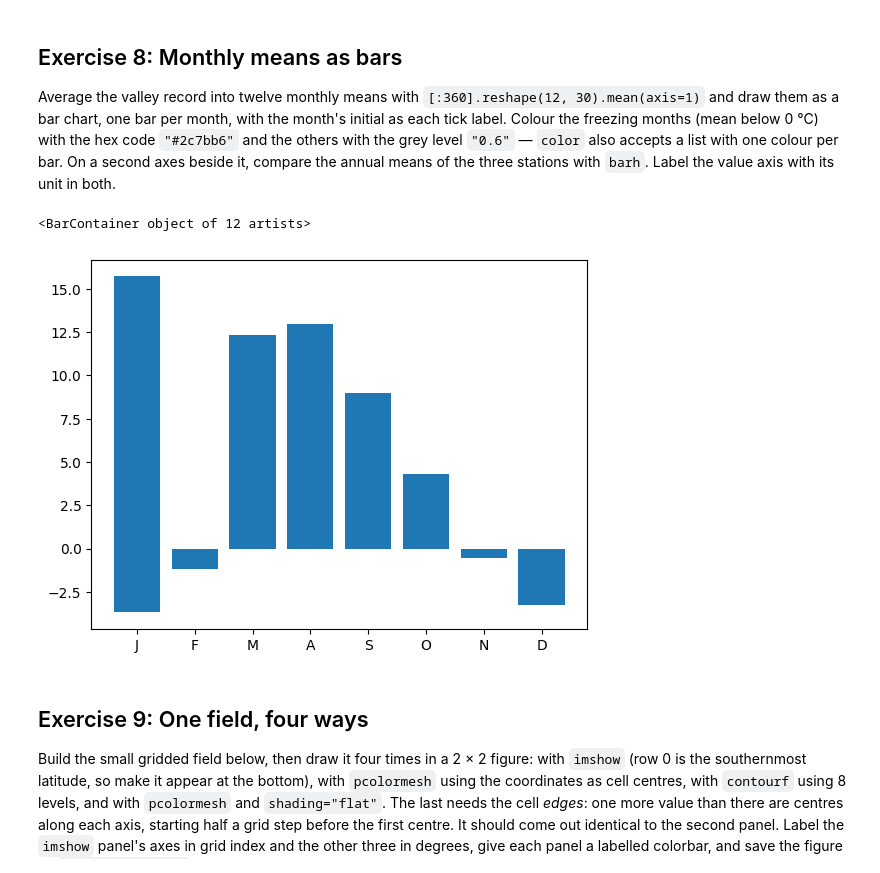
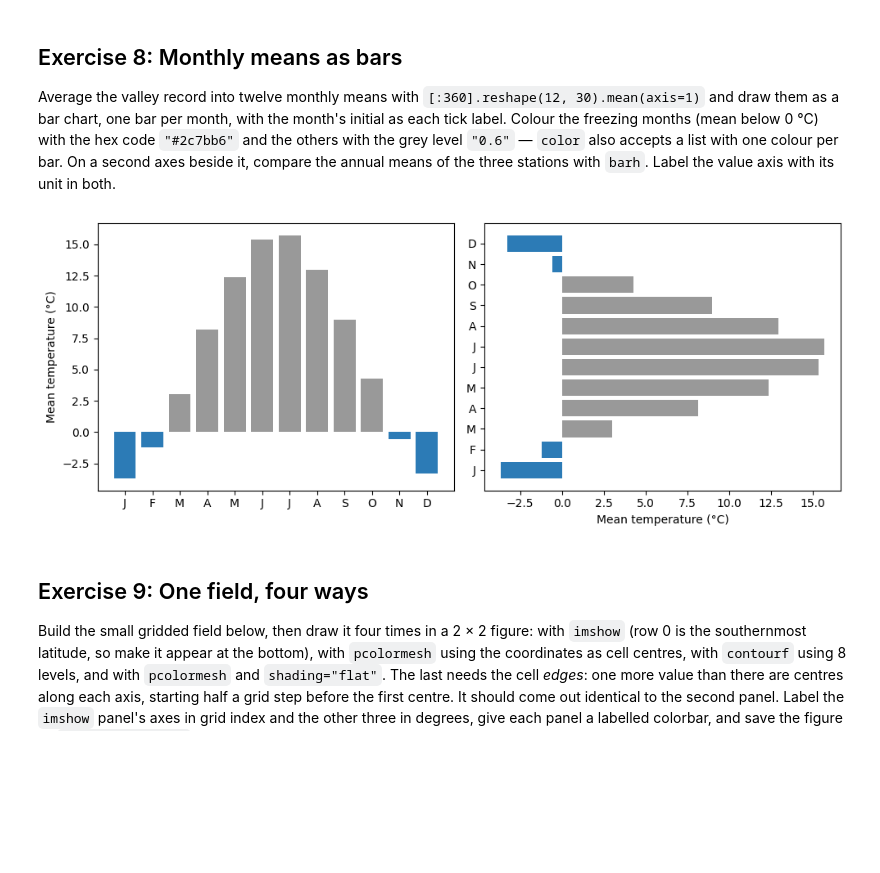
Before and after one commit to nikolaicarrion/2026_Intro_Python, a Jupyter notebook: 1.4-matplotlib-and-xarray-exercises.ipynb, the cells around one changed output. Cells and saved outputs as stored; diff of their text form; code cells hidden in the pictures; blank space fills up the shorter version.

```diff
--- a/1.4-matplotlib-and-xarray-exercises.ipynb
+++ b/1.4-matplotlib-and-xarray-exercises.ipynb
@@ -340,13 +340,26 @@ it, compare the annual means of the three stations with `barh`. Label the value
 in both.
 # %%
 monthly_valley_temp = valley_celsius[:360].reshape(12, 30).mean(axis=1)
-months = ["J","F","M", "A", "M", "J", "J", "A", "S", "O","N","D"]
+months = ["J", "F", "M", "A", "M", "J", "J", "A", "S", "O", "N", "D"]
 
-fig, axes = plt.subplots()
-axes.bar(months, monthly_valley_temp)
+positions = np.arange(12)
+colors = np.where(monthly_valley_temp < 0, "#2c7bb6", "0.6")
+
+fig, ax = plt.subplots(1,2, figsize=(10, 4))
+ax[0].bar(positions, monthly_valley_temp, color=colors)
+ax[0].set_xticks(positions)
+ax[0].set_xticklabels(months)
+ax[0].set_ylabel("Mean temperature (°C)")
+
+ax[1].barh(positions, monthly_valley_temp, color=colors)
+ax[1].set_yticks(positions)
+ax[1].set_yticklabels(months)
+ax[1].set_xlabel("Mean temperature (°C)")
+
+plt.tight_layout()
+plt.show()
 # %% [output]
-<BarContainer object of 12 artists>
-[figure, old version]
+[figure, new version]
 # %% [markdown]
 ## Exercise 9: One field, four ways
 
```
Also changed, not shown: parts of 6 cells of this notebook.
